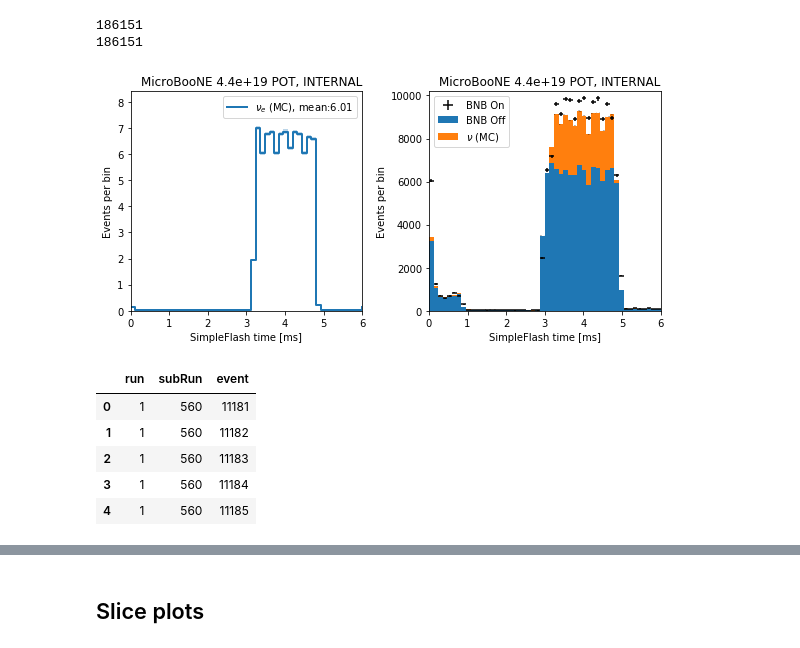
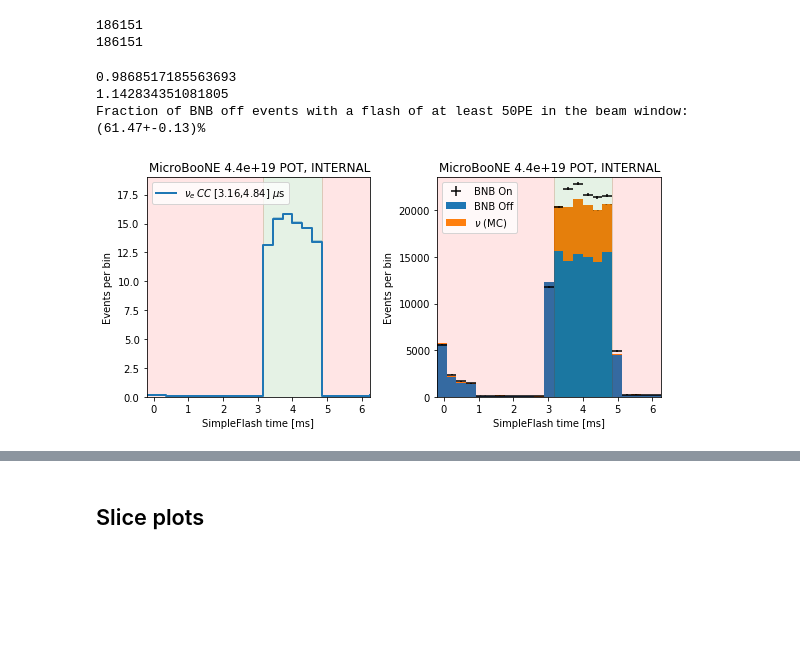
Before and after one commit to Wouter-VDP/MCC9_FlashID, a Jupyter notebook: Flash_ID_all.ipynb, the cells around one changed output, grey strips where cells are left out. Cells and saved outputs as stored; diff of their text form; code cells hidden in the pictures; blank space fills up the shorter version.

Commit message:
FlashID in preze mode for friday

```diff
--- a/Flash_ID_all.ipynb
+++ b/Flash_ID_all.ipynb
@@ -192,10 +328,25 @@ print(len(file_dict[sample]['flashes'][b'run']))
 # %% [output]
 186151
 186151
+# %%
+# data/MC ratio events with valid flash:
+ratio = len(file_dict["on"]['events'][b'hasBeamFlash']) / (len(file_dict["nu"]['events'][b'hasBeamFlash'])*scales[1]+ len(file_dict["off"]['events'][b'hasBeamFlash'])*scales[3])
+print(ratio)
+ratio = sum(file_dict["on"]['events'][b'hasBeamFlash']) / (sum(file_dict["nu"]['events'][b'hasBeamFlash'])*scales[1]+ sum(file_dict["off"]['events'][b'hasBeamFlash'])*scales[3])
+print(ratio)
+
+frq = sum(file_dict["off"]['events'][b'hasBeamFlash'])/len(file_dict["off"]['events'][b'hasBeamFlash'])
+err = helper.effErr(sum(file_dict["off"]['events'][b'hasBeamFlash']),len(file_dict["off"]['events'][b'hasBeamFlash']))
+print('Fraction of BNB off events with a flash of at least 50PE in the beam window: ({0:.2f}+-{1:.2f})%'.format(frq*100,err*100))
+# %% [output]
+0.9868517185563693
+1.142834351081805
+Fraction of BNB off events with a flash of at least 50PE in the beam window: (61.47+-0.13)%
 # %%
-N=50
-x_min = 0
-x_max = 6
+N=23
+duration/5
+x_min = mc_start-0.28*12
+x_max = 0.28*5+mc_start+duration
 field = b'time'
 lab = 'SimpleFlash time [ms]'
 
@@ -207,50 +358,40 @@ widths = (edges_mid - edges[:-1])
 # Nue MC
 mean = np.mean(data[0][data[0]>-1])
 bins[0]=np.append(bins[0],bins[0][0])
 err[0]=np.append(err[0],err[0][0])
-ax[0].step(edges,bins[0], lw=2, where='post', label=r'$\nu_e$ (MC), mean:{0:0.2f}'.format(mean))
+ax[0].step(edges,bins[0], lw=2, where='post', label=r'$\nu_e \: CC$ [3.16,4.84] $\mu$s'.format(mean))
 ax[0].fill_between(edges, bins[0] - err[0], bins[0] + err[0], alpha=0.3, step='post')
 ax[0].set_xlim(x_min,x_max)
 ax[0].set_ylim(0,1.2*max_val[0])
 ax[0].set_xlabel(lab)
 ax[0].set_ylabel('Events per bin')
 ax[0].set_title(title_str, loc='right')
 ax[0].legend()
 
 # Data/MC
 ax[1].errorbar(edges_mid, bins[2], xerr=widths, yerr=err[2], color= "k",fmt="none",label="BNB On")
 ax[1].bar(edges_mid, bins[3], lw=2, label='BNB Off', width = 2*widths)
 ax[1].bar(edges_mid, bins[1], lw=2, label=r'$\nu$ (MC)', width = 2*widths, bottom = bins[3])
 y_err = np.sqrt(err[1]**2+err[3])
 val = bins[3]+bins[1]
 for m, v, e, w in zip(edges_mid ,val ,y_err, widths):
     ax[1].add_patch(patches.Rectangle( (m-w, v-e), 2*w, 2*e, hatch='\\\\\\\\\\', Fill=False, linewidth=0, alpha=0.4))
 
 ax[1].legend()
 ax[1].set_xlabel(lab)
 ax[1].set_ylabel('Events per bin')
 ax[1].set_title(title_str, loc='right')
 ax[1].set_ylim(0,1.03*max_val[2])
 
+ax[1].axvspan(x_min,mc_start, alpha=0.1, color="red")
+ax[1].axvspan(mc_start,mc_start+duration, alpha=0.1, color="green")
+ax[1].axvspan(mc_start+duration,x_max, alpha=0.1, color="red")
+ax[0].axvspan(x_min,mc_start, alpha=0.1, color="red")
+ax[0].axvspan(mc_start,mc_start+duration, alpha=0.1, color="green")
+ax[0].axvspan(mc_start+duration,x_max, alpha=0.1, color="red")
+
+
 fig.tight_layout()
 fig.savefig(outdir+field.decode('UTF-8')+".pdf", bbox_inches="tight")
 # %% [output]
-[figure, old version]
+[figure, new version]
-# %%
-# Signal if the true vertex is inside the fiducial volume and the lepton has more than 20MeV kinetic energy
-df_nue_sig = inTPC_df( pd.DataFrame.from_dict(file_dict['nue']['events']), b'nuVertexX', b'nuVertexY', b'nuVertexZ', fidvol=fidvol_arr)
-df_nue_sig.columns = [c.decode('UTF-8') for c in df_nue_sig.columns ]
-df_nue_sig = df_nue_sig.query('leptonEnergy>0.02')
-df_nu_sig = inTPC_df( pd.DataFrame.from_dict(file_dict['nu']['events']), b'nuVertexX', b'nuVertexY', b'nuVertexZ', fidvol=fidvol_arr)
-df_nu_sig.columns = [c.decode('UTF-8') for c in df_nu_sig.columns ]
-df_nu_sig = df_nu_sig.query('leptonEnergy>0.126')
-
-df_nue_sig["hasBeamFlash"].value_counts()
-df_nue_sig[['run', 'subRun', 'event']].head()
-# %% [output]
-|  | run | subRun | event |
-| 0 | 1 | 560 | 11181 |
-| 1 | 1 | 560 | 11182 |
-| 2 | 1 | 560 | 11183 |
-| 3 | 1 | 560 | 11184 |
-| 4 | 1 | 560 | 11185 |
```
Also changed, not shown: parts of 17 cells of this notebook, 23 other files.
